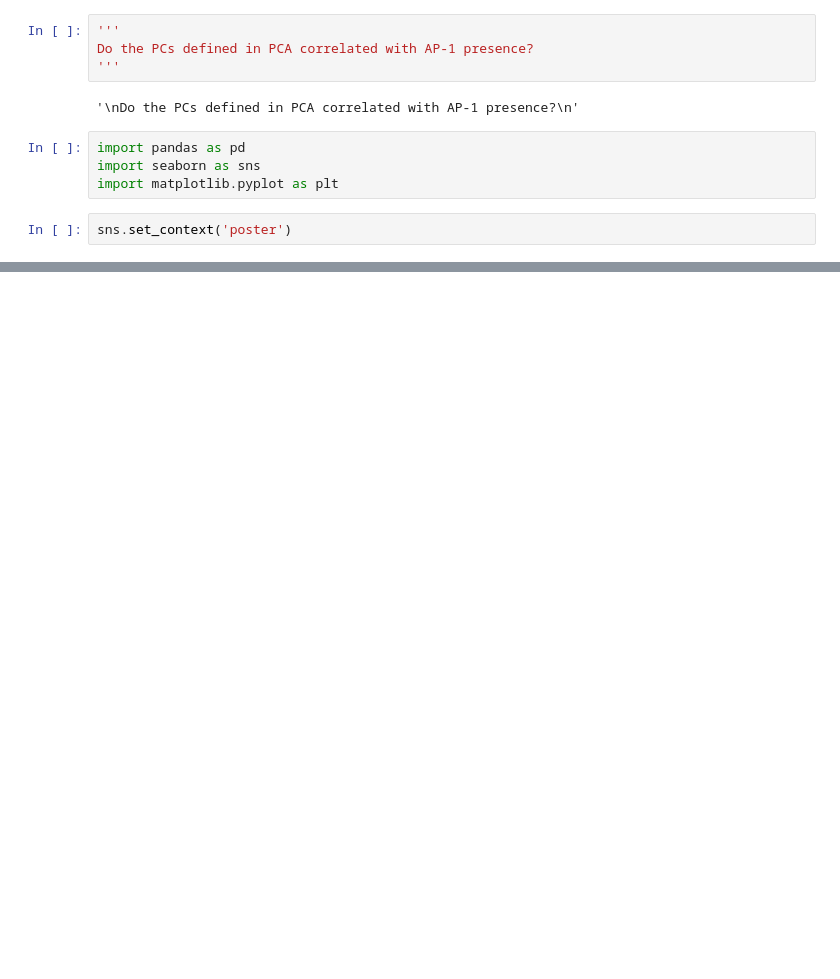
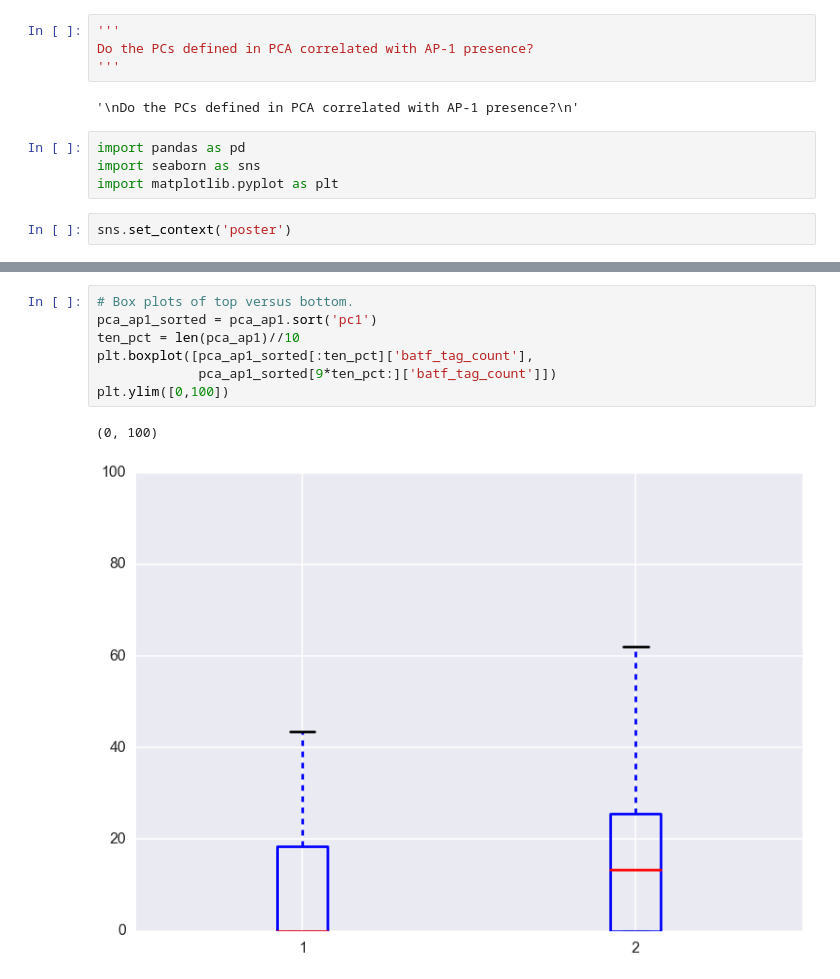
Before and after one commit to karmel/and-tcr-affinity, a Jupyter notebook: andtcr/rna/unsupervised/pca_ap1_correlation.ipynb, the cells around one changed output, grey strips where cells are left out. Drawn from its saved outputs; the diff is of its cells as text; blank space fills up the shorter version.

```diff
--- a/andtcr/rna/unsupervised/pca_ap1_correlation.ipynb
+++ b/andtcr/rna/unsupervised/pca_ap1_correlation.ipynb
@@ -52,0 +84,10 @@ plt.boxplot([pc_ap1_sorted[:ten_pct]['ap1'], pc_ap1_sorted[9*ten_pct:]['ap1']])
+# %%
+# Box plots of top versus bottom.
+pca_ap1_sorted = pca_ap1.sort('pc1')
+ten_pct = len(pca_ap1)//10
+plt.boxplot([pca_ap1_sorted[:ten_pct]['batf_tag_count'],
+             pca_ap1_sorted[9*ten_pct:]['batf_tag_count']])
+plt.ylim([0,100])
+# %% [output]
+(0, 100)
+[figure, added]
```
Also changed, not shown: parts of 5 cells of this notebook, 2 other files.
